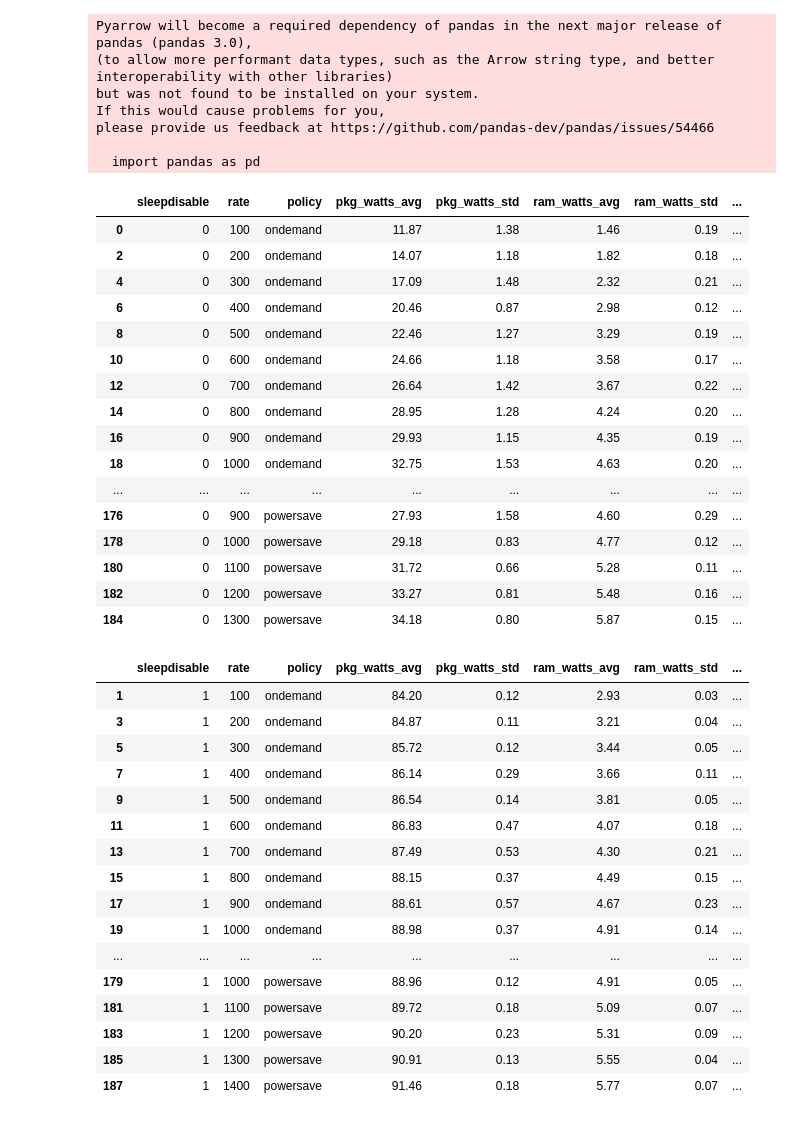
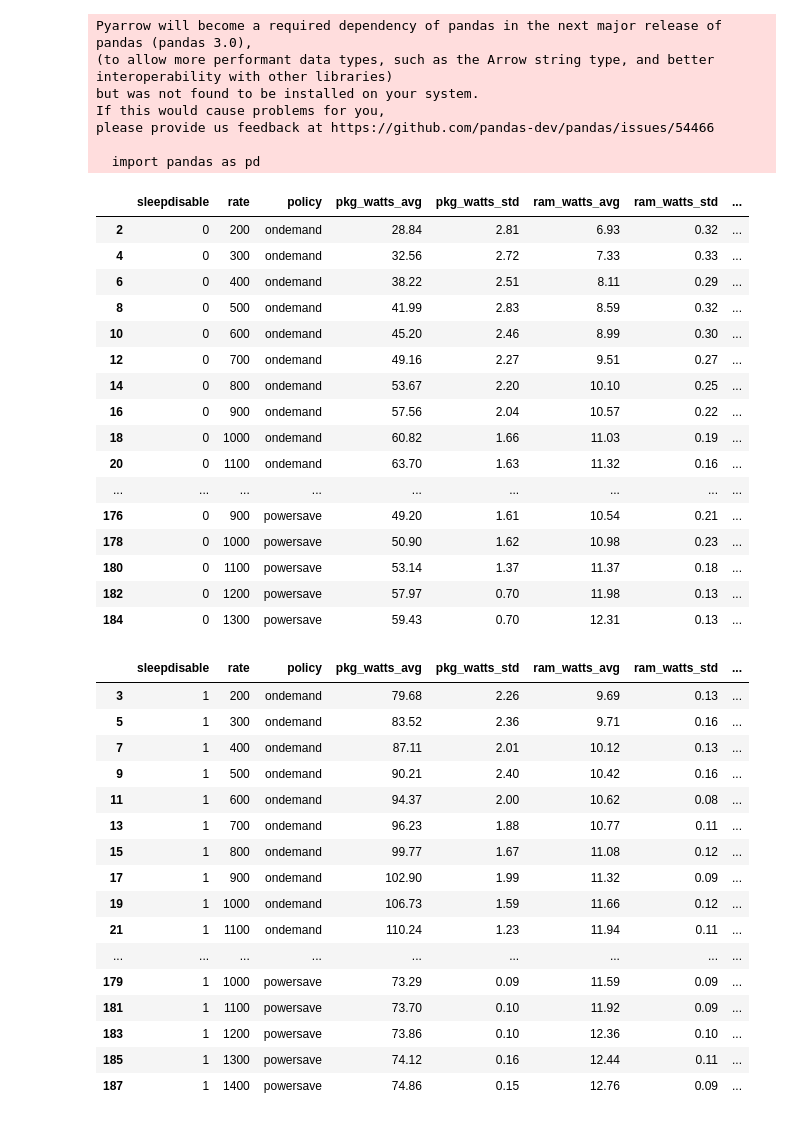
Before and after one commit to EEStrmCmptng/experiment-scripts, a Jupyter notebook: jg/cstate-experiments/cstate-flink/cstate_flink.ipynb, the cells around one changed output. Cells and saved outputs as stored; diff of their text form; code cells hidden in the pictures.

```diff
--- a/jg/cstate-experiments/cstate-flink/cstate_flink.ipynb
+++ b/jg/cstate-experiments/cstate-flink/cstate_flink.ipynb
@@ -1,66 +1,69 @@
 # %%
 #Experiment was run with a d430 Node.
 
 import pandas as pd
 
-df = pd.read_csv("./combined.csv")
+df = pd.read_csv("./c6220_results.csv")
 desiredCols = ["sleepdisable", "rate", "policy", "pkg_watts_avg", "pkg_watts_std", "ram_watts_avg", "ram_watts_std", "SourcenumRecordsOutPerSecond_avg", "SourcenumRecordsOutPerSecond_std"]
 df = df[desiredCols]
 
 # Filtering out rows that didn't meet the specified range.
 df = df[df["SourcenumRecordsOutPerSecond_avg"] >= (0.95*df["rate"])]
+
+# Filtering out anomaly
+df = df[df["ram_watts_avg"] >= 0]
 
 pd.set_option('display.max_columns', None)
 pd.set_option('display.max_rows', None)
 dfEnabled = df[df["sleepdisable"] == 0]
 dfDisabled = df[df["sleepdisable"] == 1]
 
 display(dfEnabled)
 # %% [output]
 Pyarrow will become a required dependency of pandas in the next major release of pandas (pandas 3.0),
 (to allow more performant data types, such as the Arrow string type, and better interoperability with other libraries)
 but was not found to be installed on your system.
 If this would cause problems for you,
 please provide us feedback at https://github.com/pandas-dev/pandas/issues/54466
 
   import pandas as pd
 |  | sleepdisable | rate | policy | pkg_watts_avg | pkg_watts_std | ram_watts_avg | ram_watts_std | ... |
-| 0 | 0 | 100 | ondemand | 11.87 | 1.38 | 1.46 | 0.19 | ... |
-| 2 | 0 | 200 | ondemand | 14.07 | 1.18 | 1.82 | 0.18 | ... |
-| 4 | 0 | 300 | ondemand | 17.09 | 1.48 | 2.32 | 0.21 | ... |
-| 6 | 0 | 400 | ondemand | 20.46 | 0.87 | 2.98 | 0.12 | ... |
-| 8 | 0 | 500 | ondemand | 22.46 | 1.27 | 3.29 | 0.19 | ... |
-| 10 | 0 | 600 | ondemand | 24.66 | 1.18 | 3.58 | 0.17 | ... |
-| 12 | 0 | 700 | ondemand | 26.64 | 1.42 | 3.67 | 0.22 | ... |
-| 14 | 0 | 800 | ondemand | 28.95 | 1.28 | 4.24 | 0.20 | ... |
-| 16 | 0 | 900 | ondemand | 29.93 | 1.15 | 4.35 | 0.19 | ... |
-| 18 | 0 | 1000 | ondemand | 32.75 | 1.53 | 4.63 | 0.20 | ... |
+| 2 | 0 | 200 | ondemand | 28.84 | 2.81 | 6.93 | 0.32 | ... |
+| 4 | 0 | 300 | ondemand | 32.56 | 2.72 | 7.33 | 0.33 | ... |
+| 6 | 0 | 400 | ondemand | 38.22 | 2.51 | 8.11 | 0.29 | ... |
+| 8 | 0 | 500 | ondemand | 41.99 | 2.83 | 8.59 | 0.32 | ... |
+| 10 | 0 | 600 | ondemand | 45.20 | 2.46 | 8.99 | 0.30 | ... |
+| 12 | 0 | 700 | ondemand | 49.16 | 2.27 | 9.51 | 0.27 | ... |
+| 14 | 0 | 800 | ondemand | 53.67 | 2.20 | 10.10 | 0.25 | ... |
+| 16 | 0 | 900 | ondemand | 57.56 | 2.04 | 10.57 | 0.22 | ... |
+| 18 | 0 | 1000 | ondemand | 60.82 | 1.66 | 11.03 | 0.19 | ... |
+| 20 | 0 | 1100 | ondemand | 63.70 | 1.63 | 11.32 | 0.16 | ... |
 | ... | ... | ... | ... | ... | ... | ... | ... | ... |
-| 176 | 0 | 900 | powersave | 27.93 | 1.58 | 4.60 | 0.29 | ... |
-| 178 | 0 | 1000 | powersave | 29.18 | 0.83 | 4.77 | 0.12 | ... |
-| 180 | 0 | 1100 | powersave | 31.72 | 0.66 | 5.28 | 0.11 | ... |
-| 182 | 0 | 1200 | powersave | 33.27 | 0.81 | 5.48 | 0.16 | ... |
-| 184 | 0 | 1300 | powersave | 34.18 | 0.80 | 5.87 | 0.15 | ... |
+| 176 | 0 | 900 | powersave | 49.20 | 1.61 | 10.54 | 0.21 | ... |
+| 178 | 0 | 1000 | powersave | 50.90 | 1.62 | 10.98 | 0.23 | ... |
+| 180 | 0 | 1100 | powersave | 53.14 | 1.37 | 11.37 | 0.18 | ... |
+| 182 | 0 | 1200 | powersave | 57.97 | 0.70 | 11.98 | 0.13 | ... |
+| 184 | 0 | 1300 | powersave | 59.43 | 0.70 | 12.31 | 0.13 | ... |
 # %%
 display(dfDisabled)
 # %% [output]
 |  | sleepdisable | rate | policy | pkg_watts_avg | pkg_watts_std | ram_watts_avg | ram_watts_std | ... |
-| 1 | 1 | 100 | ondemand | 84.20 | 0.12 | 2.93 | 0.03 | ... |
-| 3 | 1 | 200 | ondemand | 84.87 | 0.11 | 3.21 | 0.04 | ... |
-| 5 | 1 | 300 | ondemand | 85.72 | 0.12 | 3.44 | 0.05 | ... |
-| 7 | 1 | 400 | ondemand | 86.14 | 0.29 | 3.66 | 0.11 | ... |
-| 9 | 1 | 500 | ondemand | 86.54 | 0.14 | 3.81 | 0.05 | ... |
-| 11 | 1 | 600 | ondemand | 86.83 | 0.47 | 4.07 | 0.18 | ... |
-| 13 | 1 | 700 | ondemand | 87.49 | 0.53 | 4.30 | 0.21 | ... |
-| 15 | 1 | 800 | ondemand | 88.15 | 0.37 | 4.49 | 0.15 | ... |
-| 17 | 1 | 900 | ondemand | 88.61 | 0.57 | 4.67 | 0.23 | ... |
-| 19 | 1 | 1000 | ondemand | 88.98 | 0.37 | 4.91 | 0.14 | ... |
+| 3 | 1 | 200 | ondemand | 79.68 | 2.26 | 9.69 | 0.13 | ... |
+| 5 | 1 | 300 | ondemand | 83.52 | 2.36 | 9.71 | 0.16 | ... |
+| 7 | 1 | 400 | ondemand | 87.11 | 2.01 | 10.12 | 0.13 | ... |
+| 9 | 1 | 500 | ondemand | 90.21 | 2.40 | 10.42 | 0.16 | ... |
+| 11 | 1 | 600 | ondemand | 94.37 | 2.00 | 10.62 | 0.08 | ... |
+| 13 | 1 | 700 | ondemand | 96.23 | 1.88 | 10.77 | 0.11 | ... |
+| 15 | 1 | 800 | ondemand | 99.77 | 1.67 | 11.08 | 0.12 | ... |
+| 17 | 1 | 900 | ondemand | 102.90 | 1.99 | 11.32 | 0.09 | ... |
+| 19 | 1 | 1000 | ondemand | 106.73 | 1.59 | 11.66 | 0.12 | ... |
+| 21 | 1 | 1100 | ondemand | 110.24 | 1.23 | 11.94 | 0.11 | ... |
 | ... | ... | ... | ... | ... | ... | ... | ... | ... |
-| 179 | 1 | 1000 | powersave | 88.96 | 0.12 | 4.91 | 0.05 | ... |
-| 181 | 1 | 1100 | powersave | 89.72 | 0.18 | 5.09 | 0.07 | ... |
-| 183 | 1 | 1200 | powersave | 90.20 | 0.23 | 5.31 | 0.09 | ... |
-| 185 | 1 | 1300 | powersave | 90.91 | 0.13 | 5.55 | 0.04 | ... |
-| 187 | 1 | 1400 | powersave | 91.46 | 0.18 | 5.77 | 0.07 | ... |
+| 179 | 1 | 1000 | powersave | 73.29 | 0.09 | 11.59 | 0.09 | ... |
+| 181 | 1 | 1100 | powersave | 73.70 | 0.10 | 11.92 | 0.09 | ... |
+| 183 | 1 | 1200 | powersave | 73.86 | 0.10 | 12.36 | 0.10 | ... |
+| 185 | 1 | 1300 | powersave | 74.12 | 0.16 | 12.44 | 0.11 | ... |
+| 187 | 1 | 1400 | powersave | 74.86 | 0.15 | 12.76 | 0.09 | ... |
 # %%
 import matplotlib.pyplot as plt
 plt.figure()
```
Also changed, not shown: parts of 4 cells of this notebook, 6 other files.
